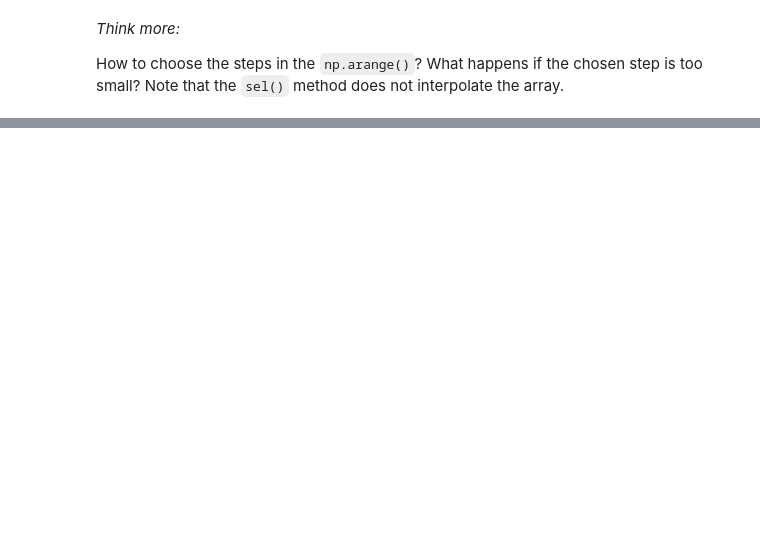
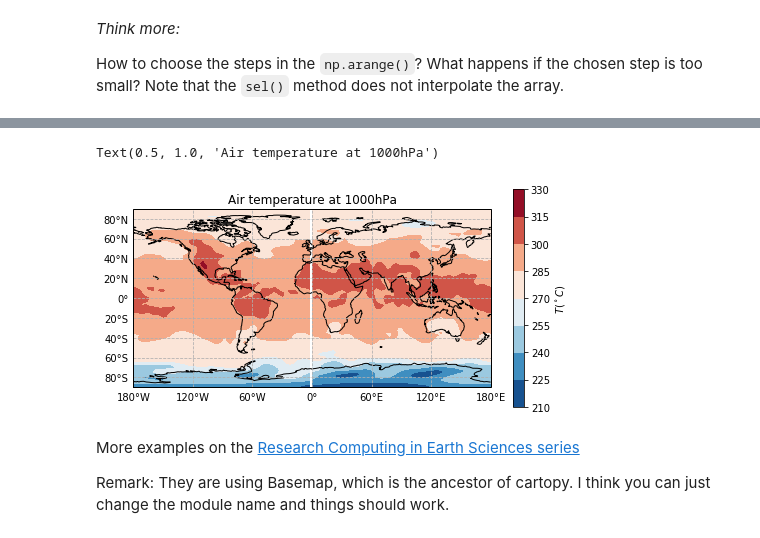
Before and after one commit to joeylamcy/Python_tutorial, a Jupyter notebook: Part6_xarray.ipynb, the cells around one changed output, grey strips where cells are left out. Saved outputs shown, nothing was run; the diff lists cells and outputs as text; code cells hidden in the pictures; blank space fills up the shorter version.

```diff
--- a/Part6_xarray.ipynb
+++ b/Part6_xarray.ipynb
@@ -65,9 +67,9 @@ where the *key* is the name of variable here.
 ### Extracting a variable
 Let's get the temperature variable `temp` from the dataset.
 # %%
-dr = ds['temp']
-print(type(dr)) # Note that this is a class called DataArray
-print(dr)
+da = ds['temp']
+print(type(da)) # Note that this is a class called DataArray
+print(da)
 # %% [output]
 <class 'xarray.core.dataarray.DataArray'>
 <xarray.DataArray 'temp' (time: 28, level: 4, lat: 73, lon: 144)>
@@ -136,8 +129,8 @@ print(dr.attrs['long_name'])
 4xDaily Air temperature
 # %%
 # Example for adding new attribute
-dr.attrs['new_attribute'] = 'This attribute has no meaning.'
-print(dr.attrs)
+da.attrs['new_attribute'] = 'This attribute has no meaning.'
+print(da.attrs)
 # %% [output]
 OrderedDict([('long_name', '4xDaily Air temperature'), ('units', 'degK'), ('precision', 2), ('GRIB_id', 11), ('GRIB_name', 'TMP'), ('var_desc', 'Air temperature'), ('level_desc', 'Multiple levels'), ( ...
 # %% [markdown]
@@ -563,0 +729,37 @@ According to xarray documentation, you can call `DataArrayObject.plot.contour()`
+# %%
+# Create a new figure object
+fig = plt.figure(figsize=[8, 4])
+# Create a new axes object with PlateCarree projection
+ax = plt.axes(projection=ccrs.PlateCarree())
+# make the map global rather than have it zoom in to
+# the extents of any plotted data
+ax.set_global()
+# Draw the coastlines
+ax.coastlines() # There might be download warnings the first time you use this.
+# Draw the dashed gridlines and axis labels
+gl = ax.gridlines(crs=ccrs.PlateCarree(),
+                  draw_labels=True,
+                  linestyle='--',
+                 )
+gl.xlabels_top = False
+gl.ylabels_right = False
+gl.xformatter = LONGITUDE_FORMATTER
+gl.yformatter = LATITUDE_FORMATTER
+
+# Next you can do the plotting
+plot = ax.contourf(da.coords['lon'],da.coords['lat'],da.isel(time=0,level=0),
+                   cmap="RdBu_r",
+                  )
+fig.colorbar(plot,
+             ax=ax,
+#             orientation='horizontal',
+             label='$T(^\circ C)$'
+            )
+ax.set_title('Air temperature at 1000hPa')
+# %% [output]
+Text(0.5, 1.0, 'Air temperature at 1000hPa')
+[figure, added]
+# %% [markdown]
+More examples on the [Research Computing in Earth Sciences series](https://rabernat.github.io/research_computing/intro-to-basemap.html)
+
+Remark: They are using Basemap, which is the ancestor of cartopy. I think you can just change the module name and things should work.
```
Also changed, not shown: parts of 53 cells of this notebook, 5 other files.
